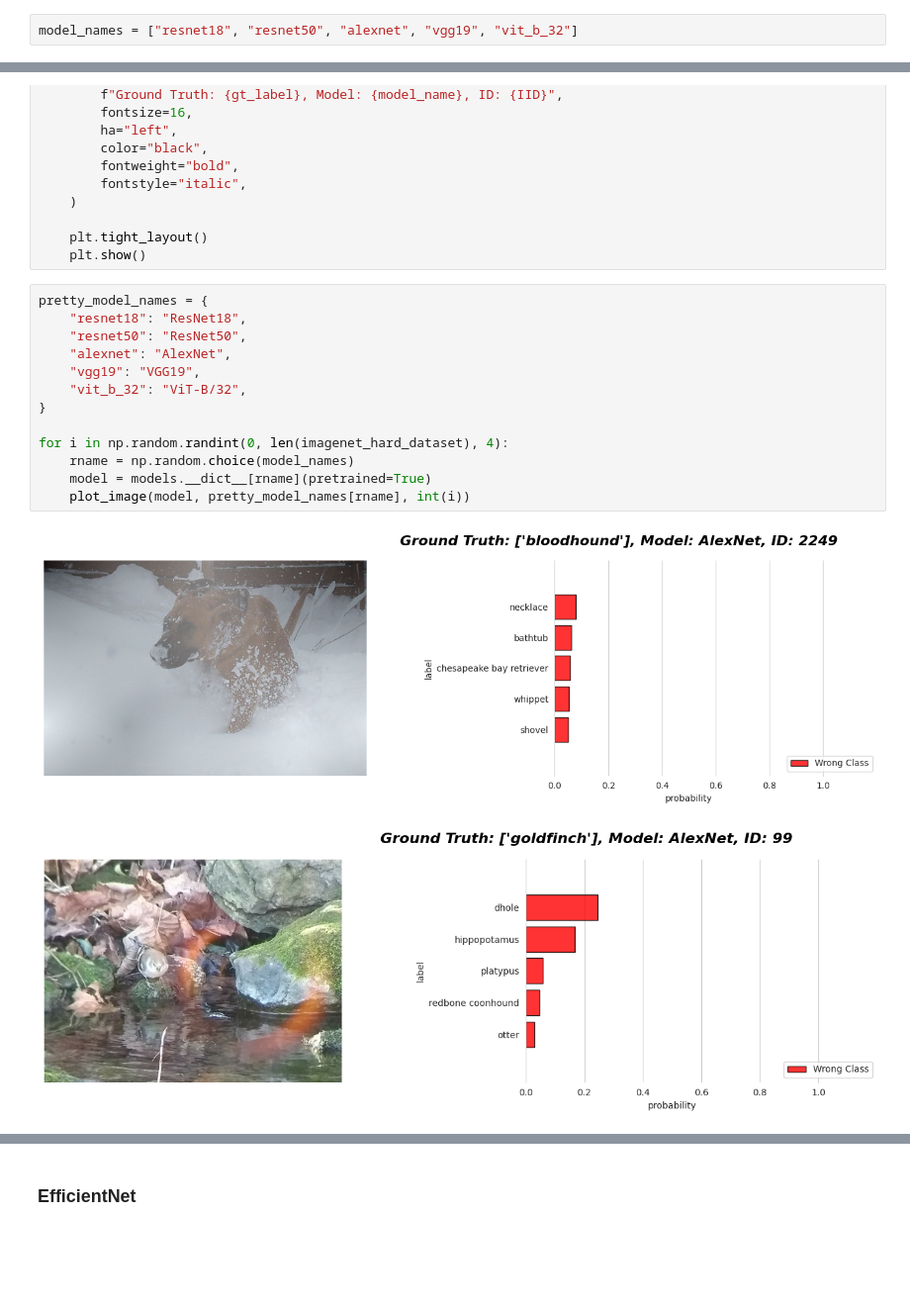
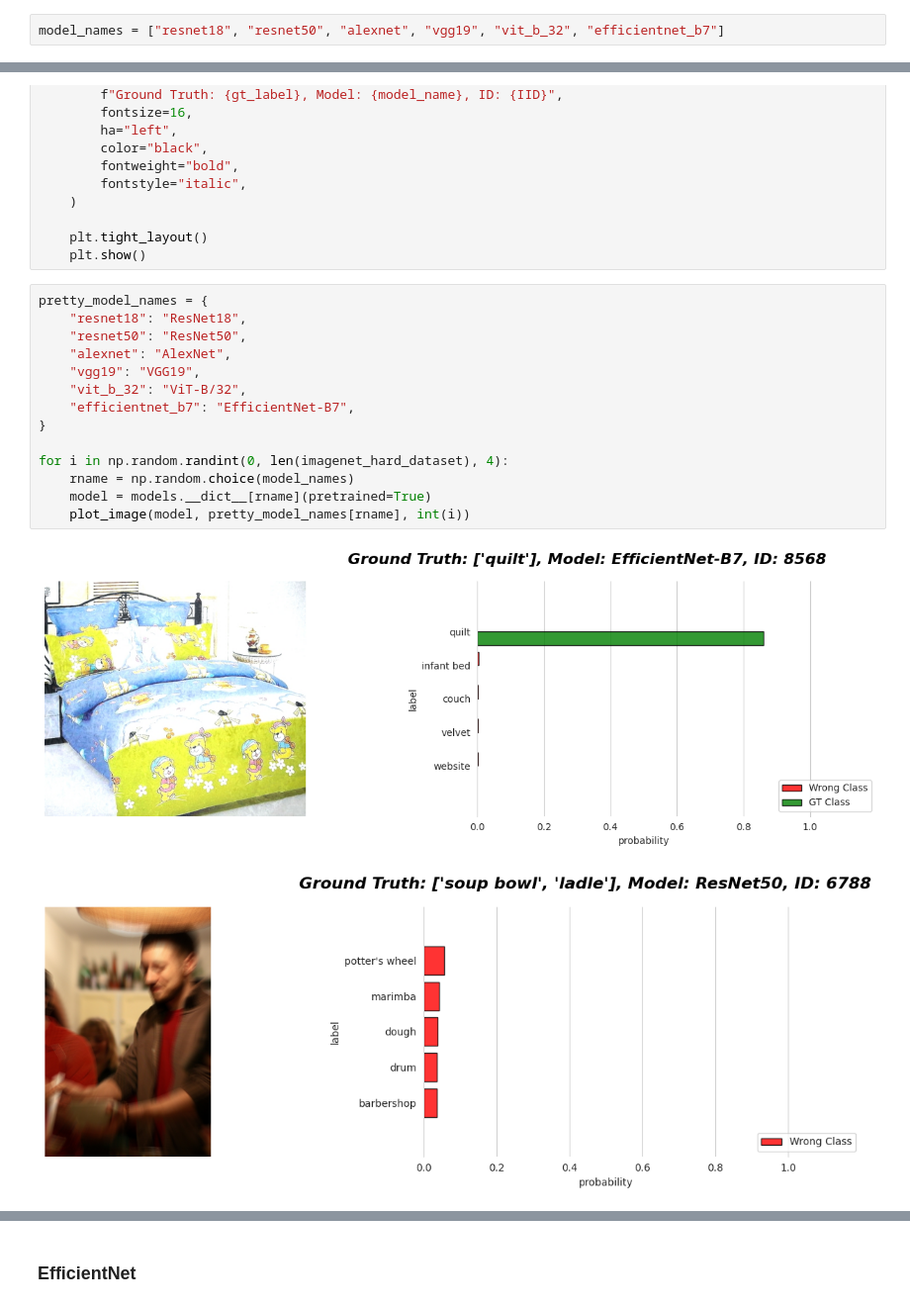
Before and after one commit to taesiri/ZoomIsAllYouNeed, a Jupyter notebook: src/ImageNet_Hard/Benchmark_ImageNet_Hard.ipynb, the cells around one changed output, grey strips where cells are left out. Shown at 99% size. Drawn from its saved outputs; the diff is of its cells as text; blank space fills up the shorter version.

```diff
--- a/src/ImageNet_Hard/Benchmark_ImageNet_Hard.ipynb
+++ b/src/ImageNet_Hard/Benchmark_ImageNet_Hard.ipynb
@@ -120,7 +122,7 @@ def run_benchmark(model, loader=loader, bs=16):
 
     return 100 * correct_ones / len(imagenet_hard_dataset)
 # %%
-model_names = ["resnet18", "resnet50", "alexnet", "vgg19", "vit_b_32"]
+model_names = ["resnet18", "resnet50", "alexnet", "vgg19", "vit_b_32", "efficientnet_b7"]
 # %%
 accuracy = {}
 
@@ -245,16 +244,17 @@ def plot_image(model, model_name, IID):
 # %%
 pretty_model_names = {
     "resnet18": "ResNet18",
     "resnet50": "ResNet50",
     "alexnet": "AlexNet",
     "vgg19": "VGG19",
     "vit_b_32": "ViT-B/32",
+    "efficientnet_b7": "EfficientNet-B7",
 }
 
 for i in np.random.randint(0, len(imagenet_hard_dataset), 4):
     rname = np.random.choice(model_names)
     model = models.__dict__[rname](pretrained=True)
     plot_image(model, pretty_model_names[rname], int(i))
 # %% [output]
-[figure, old version]
+[figure, new version]
-[figure, old version]
+[figure, new version]
```
Also changed, not shown: parts of 9 cells of this notebook.
